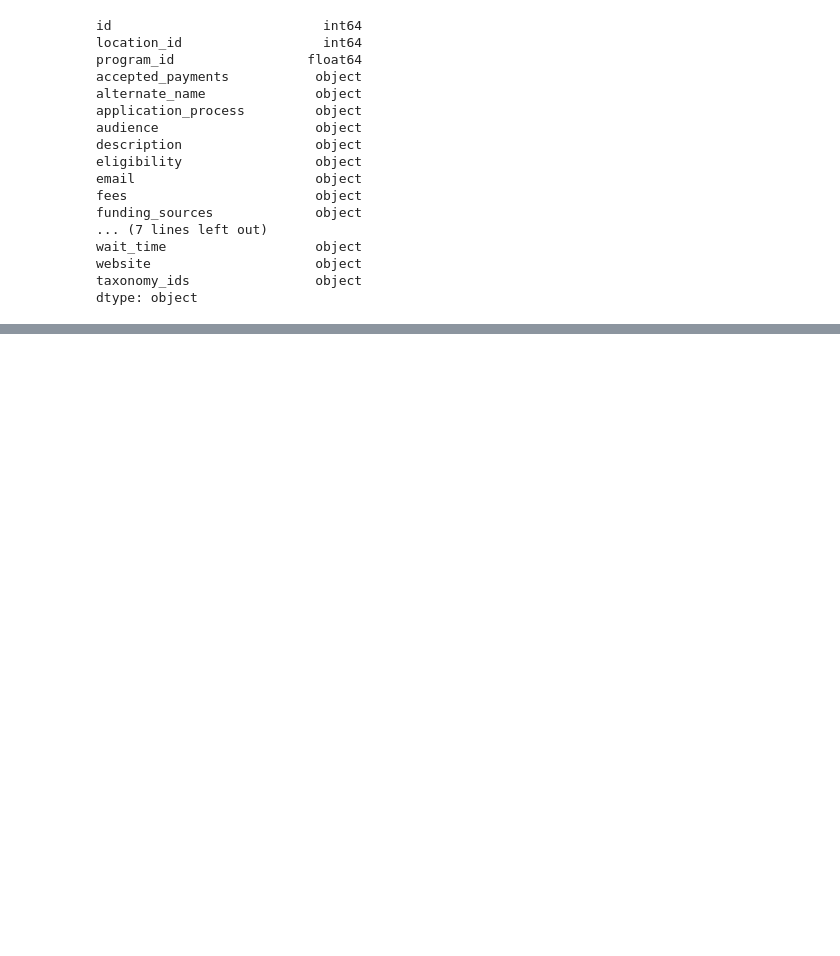
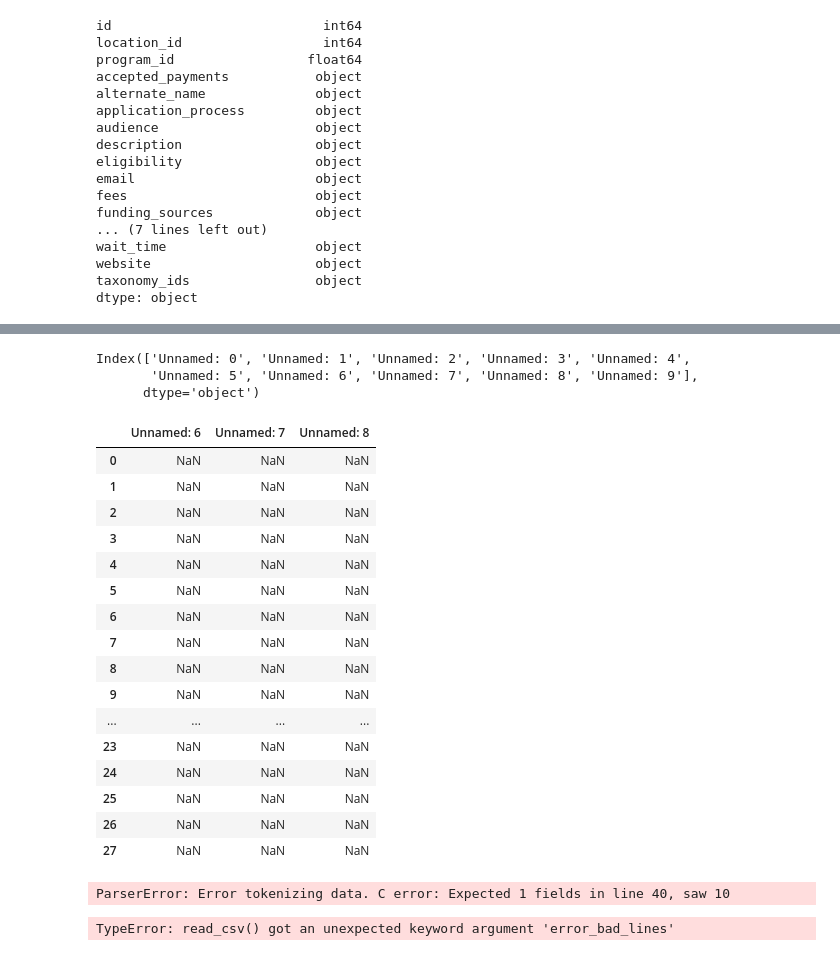
Before and after one commit to anu78600/Learning, a Jupyter notebook: 8.Pandas/pandas-basic.ipynb, the cells around one changed output, grey strips where cells are left out. Cells and saved outputs as stored; diff of their text form; code cells hidden in the pictures; blank space fills up the shorter version.

```diff
--- a/8.Pandas/pandas-basic.ipynb
+++ b/8.Pandas/pandas-basic.ipynb
@@ -274,3 +274,7 @@ wait_time                   object
 website                     object
 taxonomy_ids                object
 dtype: object
+# %%
+# ab hme excel sheet ke data ko read karna h ,
+
+df1 = pd.read_excel('LUSID EXCEL - Setting up your market data.xlsx')
@@ -276,0 +299,26 @@ dtype: object
+# %%
+df1.columns
+# %% [output]
+Index(['Unnamed: 0', 'Unnamed: 1', 'Unnamed: 2', 'Unnamed: 3', 'Unnamed: 4',
+       'Unnamed: 5', 'Unnamed: 6', 'Unnamed: 7', 'Unnamed: 8', 'Unnamed: 9'],
+      dtype='object')
+# %%
+df1[['Unnamed: 6','Unnamed: 7','Unnamed: 8']]
+# %% [output]
+|  | Unnamed: 6 | Unnamed: 7 | Unnamed: 8 |
+| 0 | NaN | NaN | NaN |
+| 1 | NaN | NaN | NaN |
+| 2 | NaN | NaN | NaN |
+| 3 | NaN | NaN | NaN |
+| 4 | NaN | NaN | NaN |
+| 5 | NaN | NaN | NaN |
+| 6 | NaN | NaN | NaN |
+| 7 | NaN | NaN | NaN |
+| 8 | NaN | NaN | NaN |
+| 9 | NaN | NaN | NaN |
+| ... | ... | ... | ... |
+| 23 | NaN | NaN | NaN |
+| 24 | NaN | NaN | NaN |
+| 25 | NaN | NaN | NaN |
+| 26 | NaN | NaN | NaN |
+| 27 | NaN | NaN | NaN |
@@ -276,0 +327,4 @@ dtype: object
+# %%
+pd.read_csv("https://github.com/anu78600/Learning/blob/main/8.Pandas/services.csv")
+# %% [output]
+ParserError: Error tokenizing data. C error: Expected 1 fields in line 40, saw 10
@@ -276,0 +333,4 @@ dtype: object
+# %%
+df2 = pd.read_csv("https://github.com/anu78600/Learning/blob/main/8.Pandas/services.csv",error_bad_lines=False)
+# %% [output]
+TypeError: read_csv() got an unexpected keyword argument 'error_bad_lines'
```
Also changed, not shown: parts of 4 cells of this notebook.
